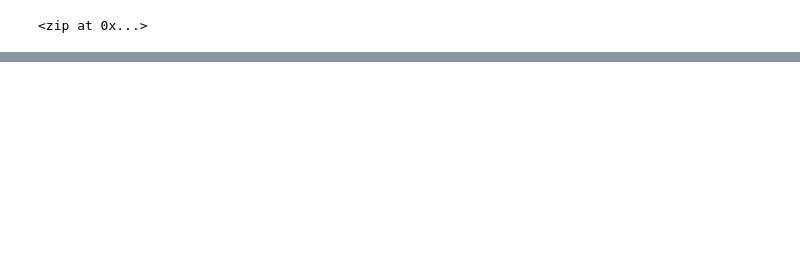
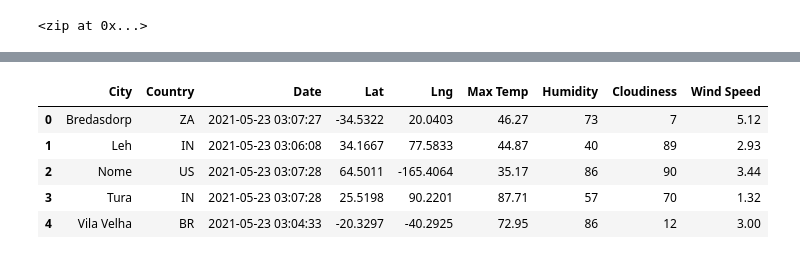
Before and after one commit to katelyngaler/World_Weather_Analysis, a Jupyter notebook: WeatherPy.ipynb, the cells around one changed output, grey strips where cells are left out. Drawn from its saved outputs; the diff is of its cells as text; code cells hidden in the pictures; blank space fills up the shorter version.

```diff
--- a/WeatherPy.ipynb
+++ b/WeatherPy.ipynb
@@ -30,0 +145,13 @@ len(cities)
+# %%
+new_column_order = ["City", "Country", "Date", "Lat", "Lng", "Max Temp", "Humidity", "Cloudiness", "Wind Speed"]
+
+city_data_df=city_data_df[new_column_order]
+
+city_data_df.head()
+# %% [output]
+|  | City | Country | Date | Lat | Lng | Max Temp | Humidity | Cloudiness | Wind Speed |
+| 0 | Bredasdorp | ZA | 2021-05-23 03:07:27 | -34.5322 | 20.0403 | 46.27 | 73 | 7 | 5.12 |
+| 1 | Leh | IN | 2021-05-23 03:06:08 | 34.1667 | 77.5833 | 44.87 | 40 | 89 | 2.93 |
+| 2 | Nome | US | 2021-05-23 03:07:28 | 64.5011 | -165.4064 | 35.17 | 86 | 90 | 3.44 |
+| 3 | Tura | IN | 2021-05-23 03:07:28 | 25.5198 | 90.2201 | 87.71 | 57 | 70 | 1.32 |
+| 4 | Vila Velha | BR | 2021-05-23 03:04:33 | -20.3297 | -40.2925 | 72.95 | 86 | 12 | 3.00 |
```
Also changed, not shown: parts of 6 cells of this notebook, 3 other files.
